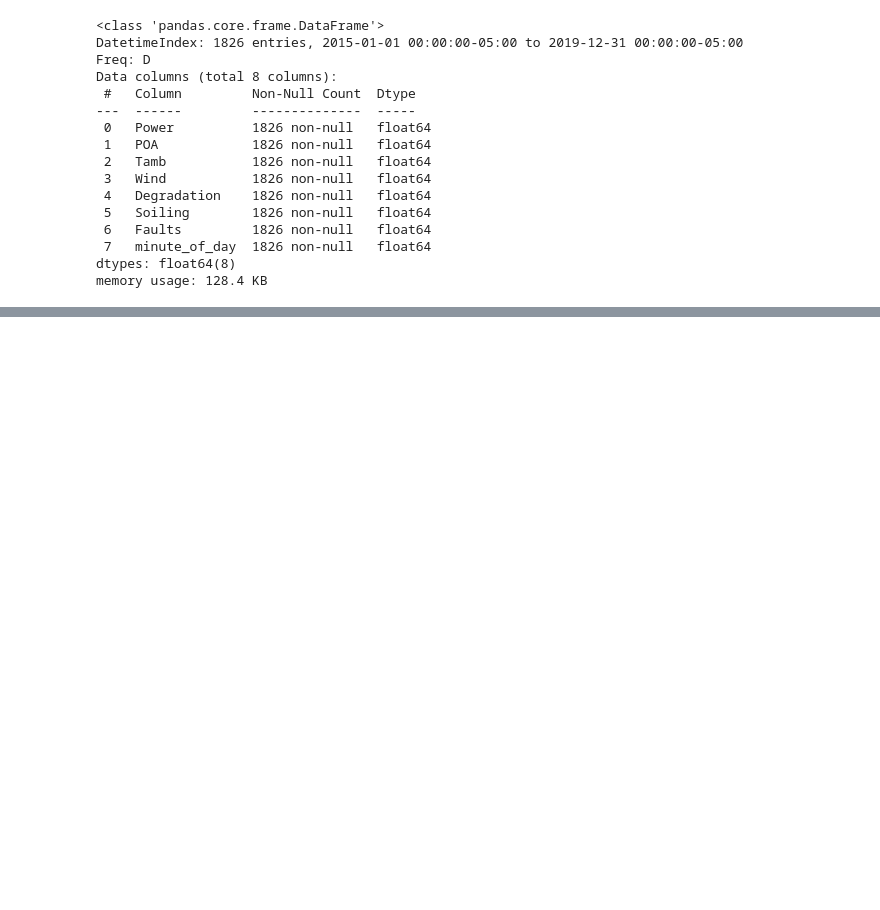
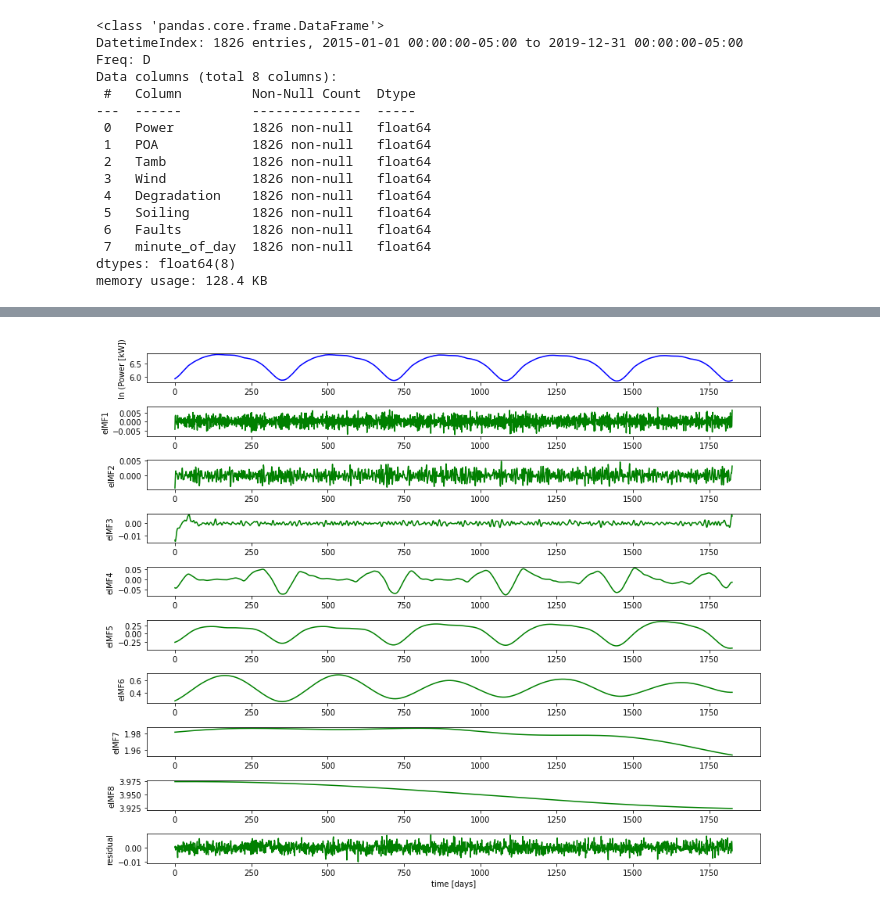
Before and after one commit to Rufski/S2DS-EPRI, a Jupyter notebook: notebooks/1.0-mb-decomposition-EEMD.ipynb, the cells around one changed output, grey strips where cells are left out. Saved outputs shown, nothing was run; the diff lists cells and outputs as text; code cells hidden in the pictures; blank space fills up the shorter version.

```diff
--- a/notebooks/1.0-mb-decomposition-EEMD.ipynb
+++ b/notebooks/1.0-mb-decomposition-EEMD.ipynb
@@ -115,0 +119,24 @@ ax.plot(days, eIMFs[-1]/eIMFs[-1][0], color="red")
+# %%
+# Initialize EEMD class
+eemd   = EEMD(spline_kind="cubic", extrema_detection="parabol", trials=200, noise_width=0.01)
+# trials = number of ensemble members M (# of copies of input signal)
+# noise is added to each copied input signal -> noise_width =  standard deviation of Gaussian noise
+
+# run eemd / eIMFs contains the final set of IMFs
+eIMFs  = eemd.eemd(x_power)
+_, res = eemd.get_imfs_and_residue()
+nIMFs  = eIMFs.shape[0]
+# %%
+fig, ax = plt.subplots(nIMFs+2, 1, figsize=(12, 10))
+ax[0].plot(x_power, "blue")
+ax[0].set_ylabel("ln (Power [kW])")
+
+for i in range(nIMFs):
+    ax[i+1].plot(eIMFs[i], color="green")
+    ax[i+1].set_ylabel("eIMF%i" %(i+1))
+ax[nIMFs+1].plot(res, color="g")
+ax[nIMFs+1].set_ylabel("residual")
+ax[nIMFs+1].set_xlabel("time [days]")
+plt.tight_layout()
+# %% [output]
+[figure, added]
```
Also changed, not shown: parts of 30 cells of this notebook.
